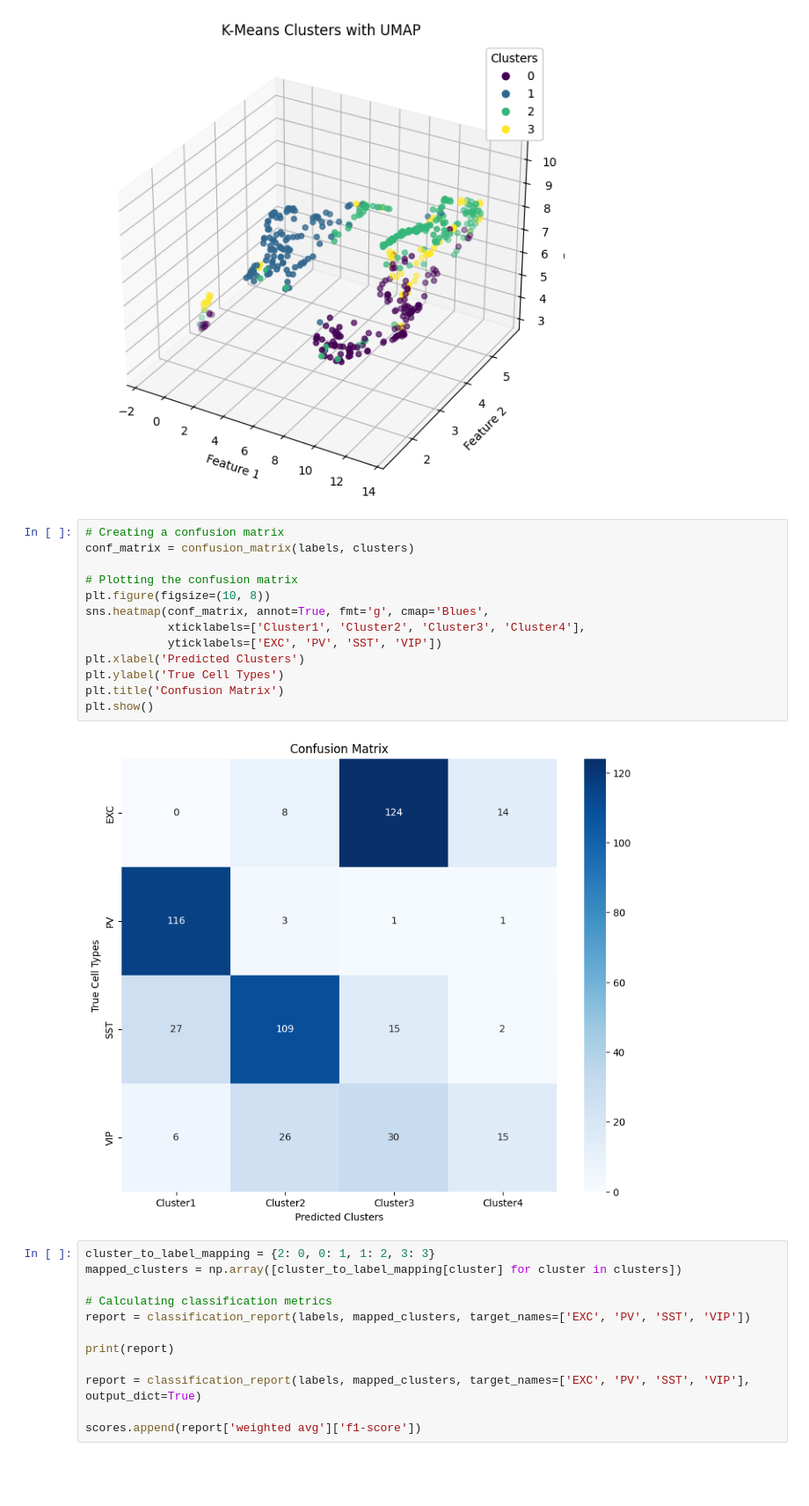
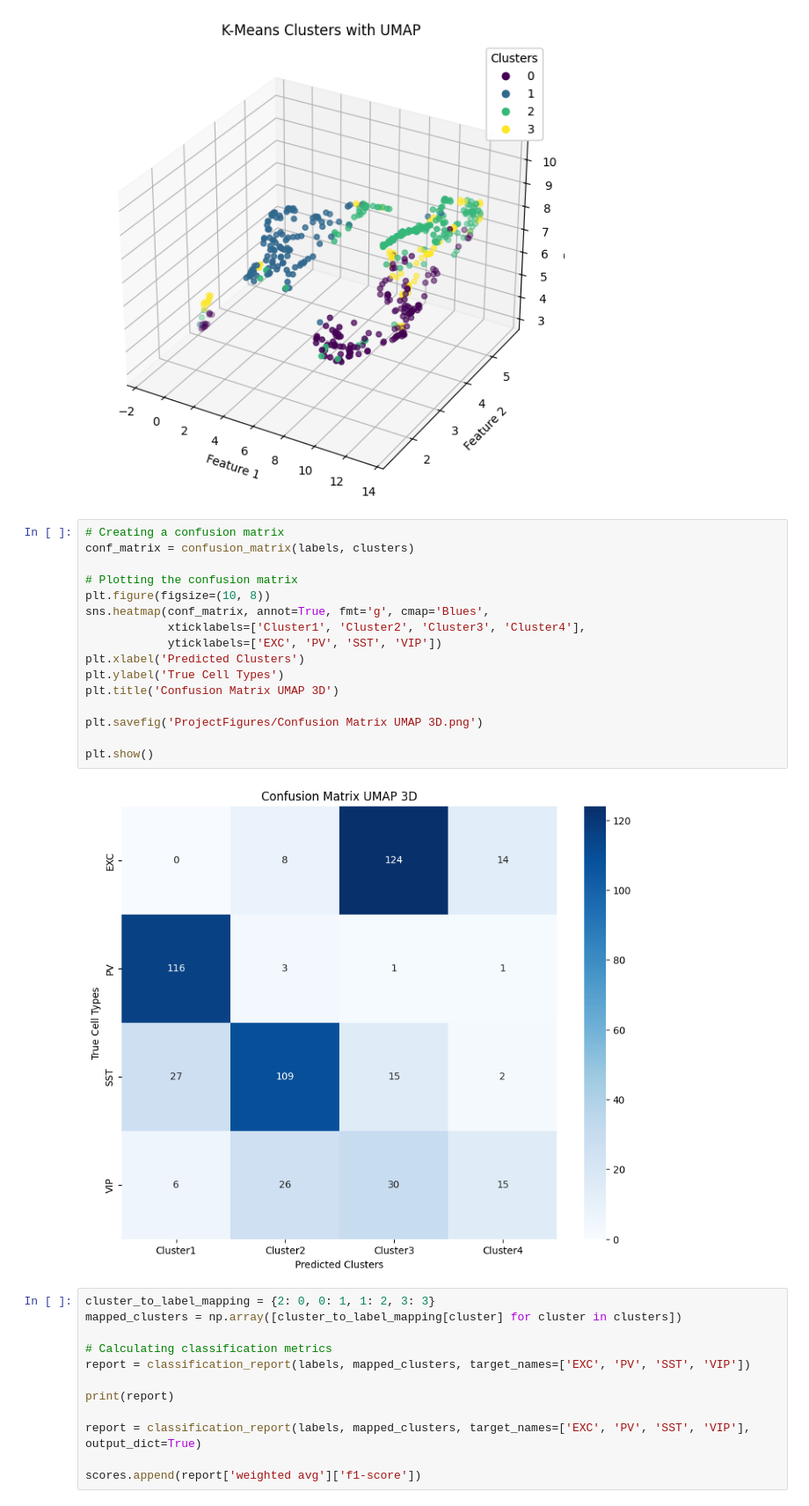
Before and after one commit to mariscoglio/bio482_cell_classifier, a Jupyter notebook: unsupervised.ipynb, the cells around one changed output. Shown at 88% size. Saved outputs shown, nothing was run; the diff lists cells and outputs as text; blank space fills up the shorter version.

```diff
--- a/unsupervised.ipynb
+++ b/unsupervised.ipynb
@@ -747,18 +991,21 @@ The default value of `n_init` will change from 10 to 'auto' in 1.4. Set the valu
 # %%
 # Creating a confusion matrix
 conf_matrix = confusion_matrix(labels, clusters)
 
 # Plotting the confusion matrix
 plt.figure(figsize=(10, 8))
 sns.heatmap(conf_matrix, annot=True, fmt='g', cmap='Blues',
             xticklabels=['Cluster1', 'Cluster2', 'Cluster3', 'Cluster4'],
             yticklabels=['EXC', 'PV', 'SST', 'VIP'])
 plt.xlabel('Predicted Clusters')
 plt.ylabel('True Cell Types')
-plt.title('Confusion Matrix')
+plt.title('Confusion Matrix UMAP 3D')
+
+plt.savefig('ProjectFigures/Confusion Matrix UMAP 3D.png')
+
 plt.show()
 # %% [output]
-[figure, old version]
+[figure, new version]
 # %%
 cluster_to_label_mapping = {2: 0, 0: 1, 1: 2, 3: 3}
 mapped_clusters = np.array([cluster_to_label_mapping[cluster] for cluster in clusters])
```
Also changed, not shown: parts of 21 cells of this notebook.
